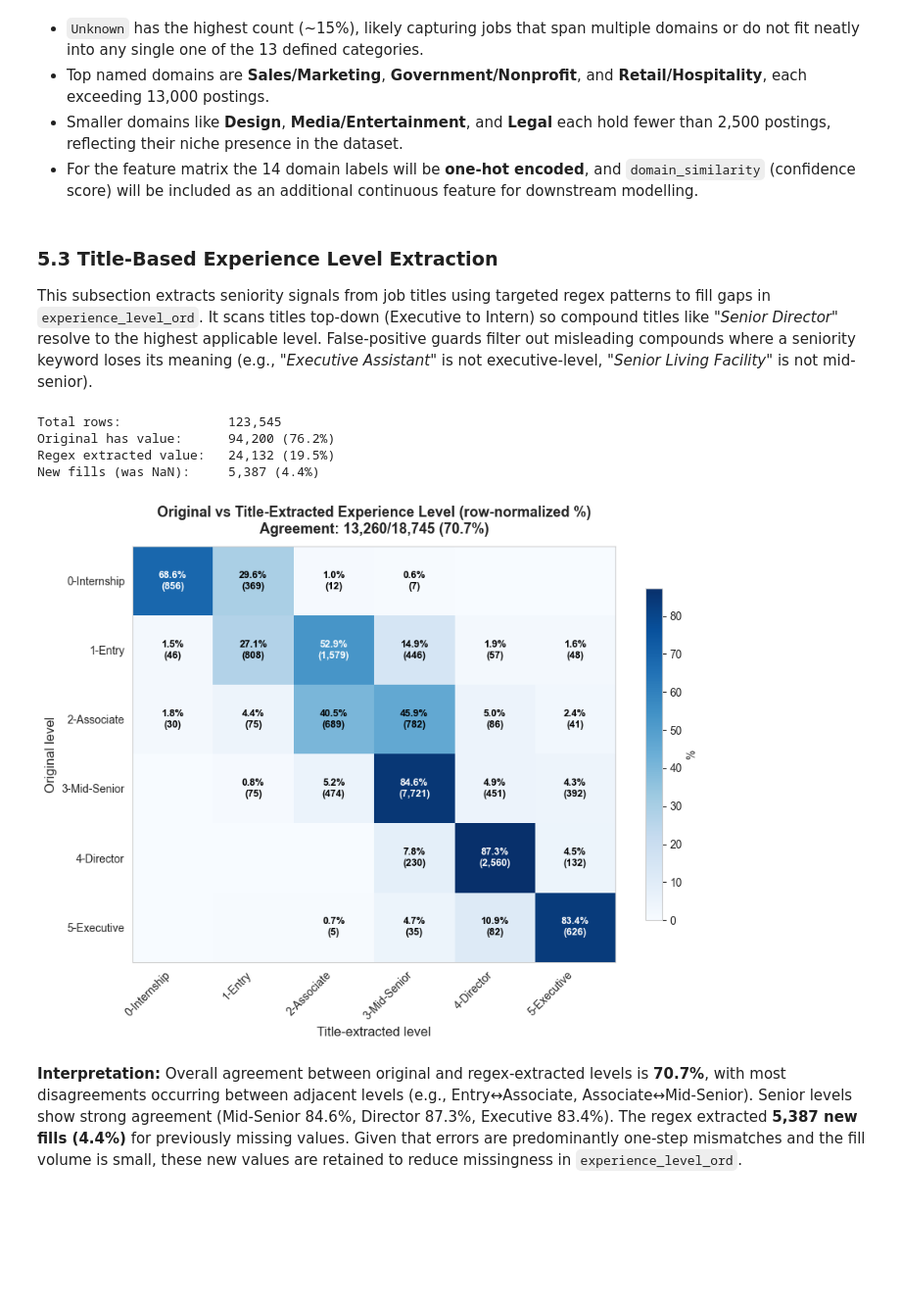
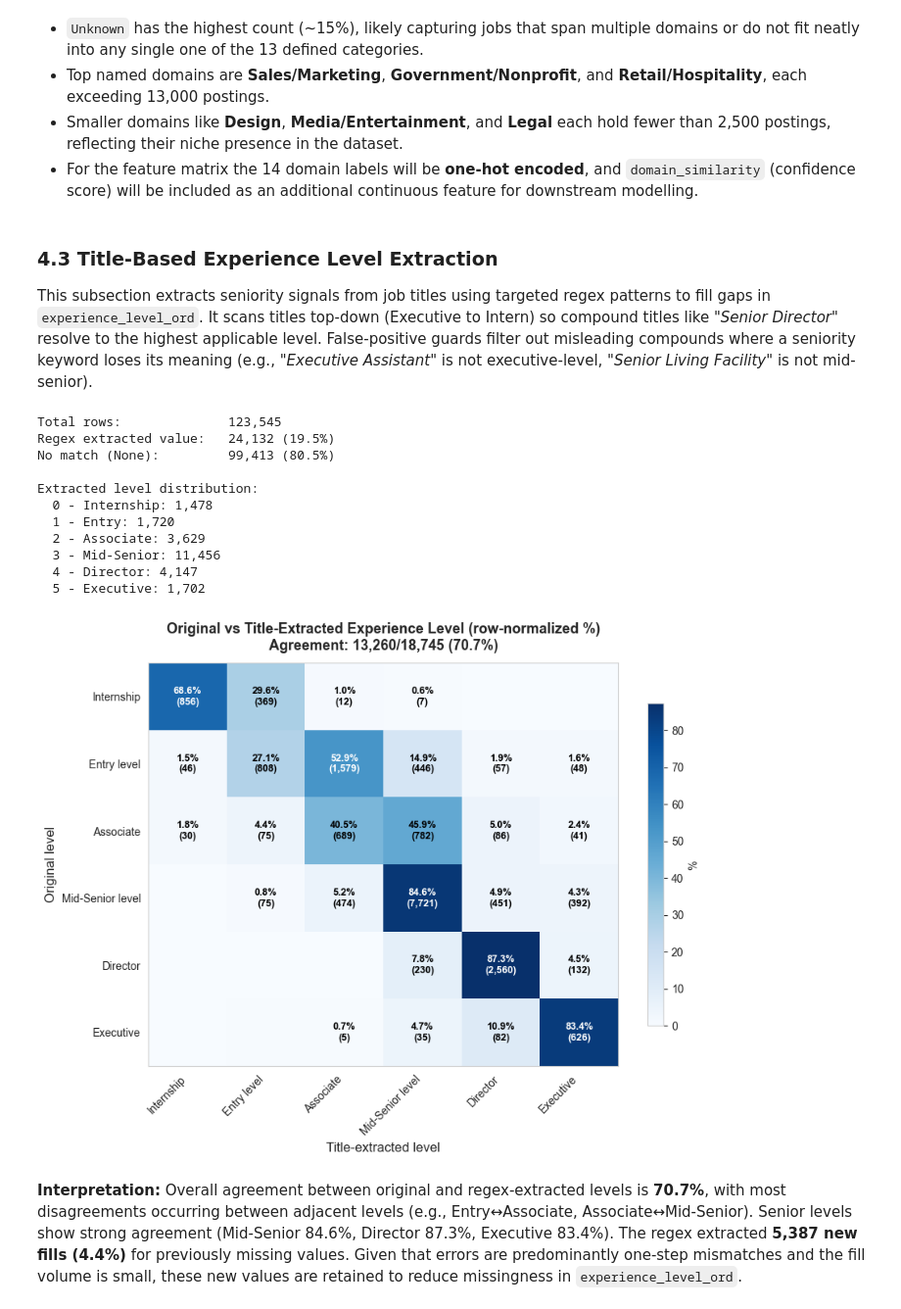
Before and after one commit to ognjenvujovic04/job-intelligence, a Jupyter notebook: notebooks/2.0-ov-feature-engineering.ipynb, the cells around one changed output. Shown at 98% size. Cells and saved outputs as stored; diff of their text form; code cells hidden in the pictures; blank space fills up the shorter version.

```diff
--- a/notebooks/2.0-ov-feature-engineering.ipynb
+++ b/notebooks/2.0-ov-feature-engineering.ipynb
@@ -214,18 +143,11 @@ df_fe[['normalized_salary', "extracted_salary"]].head()
 | 3 | 157500.0 | 157500.0 |
 | 4 | 70000.0 | 0.0 |
 # %%
-import numpy as np
-import pandas as pd
-import matplotlib.pyplot as plt
-import seaborn as sns
-
-# --- Data Preparation (from extraction/comparison cell) ---
-
-# Cap extracted salaries at the 97th percentile
+# Cap extracted salaries at the 99th percentile
 valid_extracted = df_fe.loc[df_fe["extracted_salary"] > 0, "extracted_salary"]
 if not valid_extracted.empty:
-    percentile_99 = np.percentile(valid_extracted, 97)
-    df_fe.loc[df_fe["extracted_salary"] > percentile_99, "extracted_salary"] = np.nan
+    percentile_97 = np.percentile(valid_extracted, 97)
+    df_fe.loc[df_fe["extracted_salary"] > percentile_97, "extracted_salary"] = np.nan
 
 # Identify newly recovered salaries
 is_normalized_missing = df_fe["normalized_salary"].isna() | (df_fe["normalized_salary"] == 0)
@@ -248,7 +170,7 @@ original_normalized = df_fe.loc[
 if not recovered_salaries.empty and not original_normalized.empty:
     combined_cap = np.percentile(
         np.concatenate([original_normalized.values, recovered_salaries.values]),
-        99
+        97
     )
     norm_capped = original_normalized[original_normalized <= combined_cap]
     recov_capped = recovered_salaries[recovered_salaries <= combined_cap]
@@ -262,7 +184,7 @@ if not recovered_salaries.empty and not original_normalized.empty:
     ax.set_ylabel("Density", fontsize=11)
     ax.legend(fontsize=10)
 
-ax.set_title("Recovered vs Original Normalized Salary Distributions (Capped at 99th Percentile)",
+ax.set_title("Recovered vs Original Normalized Salary Distributions (Capped at 97th Percentile)",
              fontsize=14, fontweight='bold', pad=15)
 
 plt.tight_layout()
@@ -467,3 +258 @@ def classify_domain(description):
-# %%
-df_fe = pd.read_csv("../data/processed/5_2_classified_domains.csv")
 # %%
@@ -512,7 +299,7 @@ plt.show()
   and `domain_similarity` (confidence score) will be included as an additional
   continuous feature for downstream modelling.
 # %% [markdown]
-### 5.3 Title-Based Experience Level Extraction
+### 4.3 Title-Based Experience Level Extraction
 
 This subsection extracts seniority signals from job titles using targeted regex patterns to fill gaps in `experience_level_ord`. It scans titles top-down (Executive to Intern) so compound titles like *"Senior Director"* resolve to the highest applicable level. False-positive guards filter out misleading compounds where a seniority keyword loses its meaning (e.g., *"Executive Assistant"* is not executive-level, *"Senior Living Facility"* is not mid-senior).
 # %%
@@ -579,78 +360,92 @@ def extract_experience_from_title(title):
 
     return None
 # %%
-# ── Apply extraction to all rows for comparison ──
+# ── Apply extraction to all rows ──
 
 df_fe['title_experience_extracted'] = df_fe['title'].apply(extract_experience_from_title)
 
 total = len(df_fe)
 extracted_count = df_fe['title_experience_extracted'].notna().sum()
-original_count = df_fe['experience_level_ord'].notna().sum()
 
-# rows where original is NaN but regex found something
-new_fills = df_fe['experience_level_ord'].isna() & df_fe['title_experience_extracted'].notna()
-new_fill_counts = df_fe.loc[new_fills, 'title_experience_extracted'].value_counts().sort_index()
-
-level_names = {3: 'Mid-Senior', 4: 'Director', 5: 'Executive'}
+level_names = {0: 'Internship', 1: 'Entry', 2: 'Associate',
+               3: 'Mid-Senior', 4: 'Director', 5: 'Executive'}
 
 print(f"Total rows:              {total:,}")
-print(f"Original has value:      {original_count:,} ({original_count/total*100:.1f}%)")
 print(f"Regex extracted value:   {extracted_count:,} ({extracted_count/total*100:.1f}%)")
-print(f"New fills (was NaN):     {new_fills.sum():,} ({new_fills.sum()/total*100:.1f}%)")
+print(f"No match (None):         {total - extracted_count:,} ({(total - extracted_count)/total*100:.1f}%)")
+print("\nExtracted level distribution:")
+for code, name in level_names.items():
+    count = (df_fe['title_experience_extracted'] == code).sum()
+    print(f"  {code} - {name}: {count:,}")
 # %% [output]
 Total rows:              123,545
-Original has value:      94,200 (76.2%)
 Regex extracted value:   24,132 (19.5%)
-New fills (was NaN):     5,387 (4.4%)
+No match (None):         99,413 (80.5%)
+
+Extracted level distribution:
+  0 - Internship: 1,478
+  1 - Entry: 1,720
+  2 - Associate: 3,629
+  3 - Mid-Senior: 11,456
+  4 - Director: 4,147
+  5 - Executive: 1,702
 # %%
 # ── Confusion heatmap: original (rows) vs extracted (cols) ──
 
-level_names = {0: 'Internship', 1: 'Entry', 2: 'Associate',
-               3: 'Mid-Senior', 4: 'Director', 5: 'Executive'}
+level_names = {0: 'Internship', 1: 'Entry level', 2: 'Associate',
+               3: 'Mid-Senior level', 4: 'Director', 5: 'Executive'}
 
-both_exist = df_fe['experience_level_ord'].notna() & df_fe['title_experience_extracted'].notna()
-df_both = df_fe.loc[both_exist, ['title', 'experience_level_ord', 'title_experience_extracted']].copy()
-df_both['match'] = df_both['experience_level_ord'] == df_both['title_experience_extracted']
+# Map extracted codes to the same labels as formatted_experience_level
+df_fe['title_experience_label'] = df_fe['title_experience_extracted'].map(level_names)
+
+both_exist = df_fe['formatted_experience_level'].notna() & df_fe['title_experience_label'].notna()
+df_both = df_fe.loc[both_exist, ['title', 'formatted_experience_level', 'title_experience_label']].copy()
+df_both['match'] = df_both['formatted_experience_level'] == df_both['title_experience_label']
 
 n_both = len(df_both)
 n_match = df_both['match'].sum()
 
+# Order labels by seniority for readable axes
+label_order = ['Internship', 'Entry level', 'Associate',
+               'Mid-Senior level', 'Director', 'Executive']
+
 ct = pd.crosstab(
-    df_both['experience_level_ord'].map(lambda x: f"{int(x)}-{level_names[int(x)]}"),
-    df_both['title_experience_extracted'].map(lambda x: f"{int(x)}-{level_names[int(x)]}"),
+    df_both['formatted_experience_level'],
+    df_both['title_experience_label'],
 )
+ct = ct.reindex(index=label_order, columns=label_order, fill_value=0)
 ct_norm = ct.div(ct.sum(axis=1), axis=0) * 100
 
 fig, ax = plt.subplots(figsize=(9, 7))
 im = ax.imshow(ct_norm.values, cmap='Blues', aspect='auto')
 
 ax.grid(False)
 ax.set_xticks(range(len(ct_norm.columns)))
 ax.set_yticks(range(len(ct_norm.index)))
 ax.set_xticklabels(ct_norm.columns, rotation=45, ha='right', fontsize=10)
 ax.set_yticklabels(ct_norm.index, fontsize=10)
 ax.set_xlabel('Title-extracted level', fontsize=12)
 ax.set_ylabel('Original level', fontsize=12)
 
 for i in range(len(ct_norm.index)):
     for j in range(len(ct_norm.columns)):
         val = ct_norm.values[i, j]
         count = ct.values[i, j]
         if val > 0.5:
             color = 'white' if val > 50 else 'black'
             ax.text(j, i, f'{val:.1f}%\n({count:,})', ha='center', va='center',
                     fontsize=9, fontweight='bold', color=color)
 
 fig.colorbar(im, ax=ax, label='%', shrink=0.8)
 ax.set_title(
     f'Original vs Title-Extracted Experience Level (row-normalized %)\n'
     f'Agreement: {n_match:,}/{n_both:,} ({n_match/n_both*100:.1f}%)',
     fontsize=13, fontweight='bold', pad=12
 )
 plt.tight_layout()
 plt.show()
 # %% [output]
-[figure, old version]
+[figure, new version]
 # %% [markdown]
 **Interpretation:** Overall agreement between original and regex-extracted levels is **70.7%**, with most disagreements occurring between adjacent levels (e.g., Entry↔Associate, Associate↔Mid-Senior). Senior levels show strong agreement (Mid-Senior 84.6%, Director 87.3%, Executive 83.4%). The regex extracted **5,387 new fills (4.4%)** for previously missing values. Given that errors are predominantly one-step mismatches and the fill volume is small, these new values are retained to reduce missingness in `experience_level_ord`.
 # %%
```
Also changed, not shown: parts of 33 cells of this notebook.
